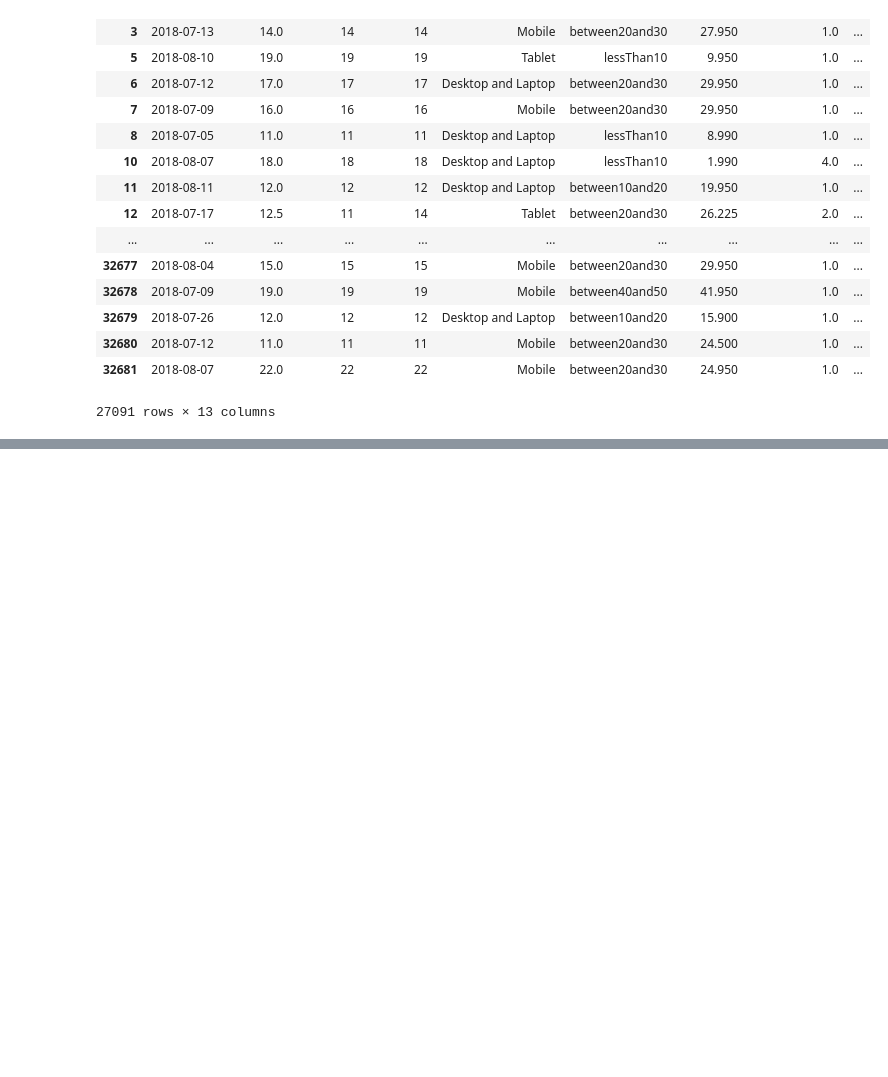
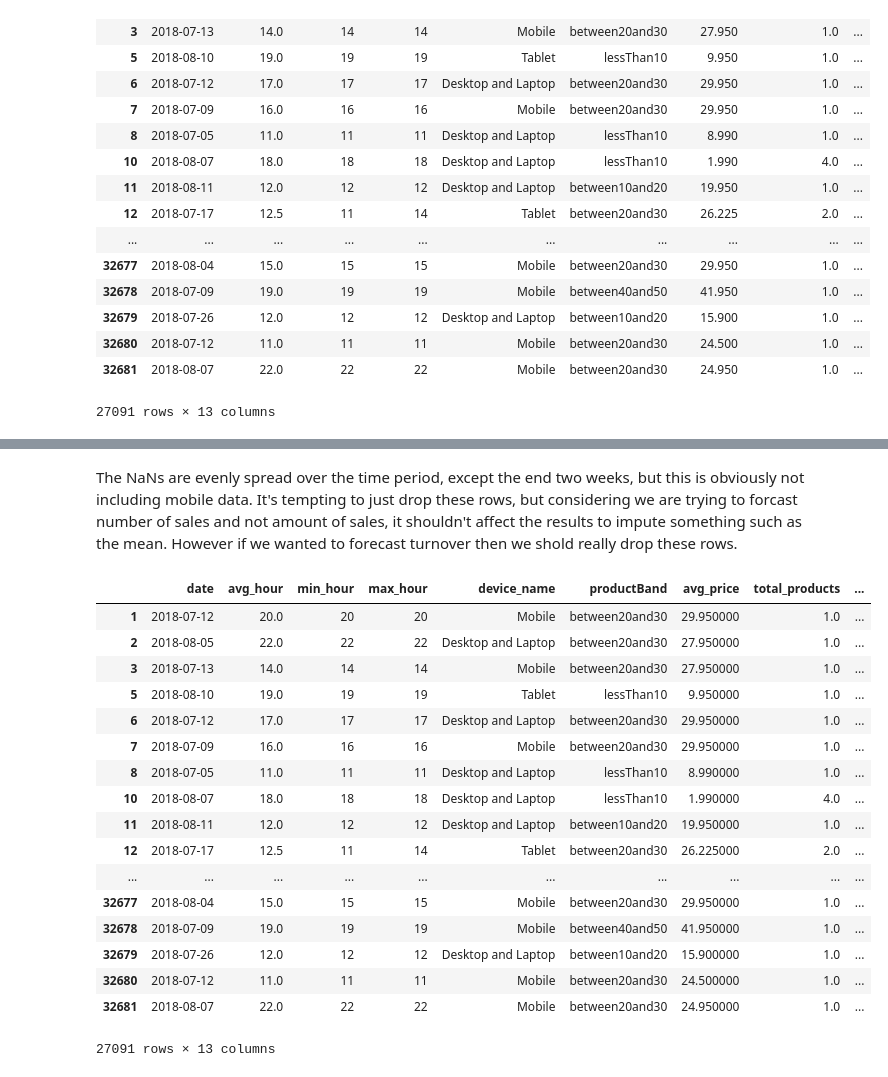
Before and after one commit to JoekingCooper/btakehometask, a Jupyter notebook: notebooks/Imputing_Nans.ipynb, the cells around one changed output, grey strips where cells are left out. Cells and saved outputs as stored; diff of their text form; code cells hidden in the pictures; blank space fills up the shorter version.

```diff
--- a/notebooks/Imputing_Nans.ipynb
+++ b/notebooks/Imputing_Nans.ipynb
@@ -109,0 +191,2 @@ df_e
+# %%
+df_ap_noNaNs=df[np.isfinite(df['avg_price'])]
@@ -109,0 +214,29 @@ df_e
+# %% [markdown]
+The NaNs are evenly spread over the time period, except the end two weeks, but this is obviously not including mobile data. It's tempting to just drop these rows, but considering we are trying to forcast number of sales and not amount of sales, it shouldn't affect the results to impute something such as the mean. However if we wanted to forecast turnover then we shold really drop these rows.
+# %%
+def impute_ap(row):
+    if pd.notnull(row['avg_price'])==False:
+        return df_ap_noNaNs['avg_price'].mean()
+    else:
+        return row['avg_price']
+df_e['avg_price']=df.apply(lambda row: impute_ap(row),axis=1)
+df_e
+# %% [output]
+|  | date | avg_hour | min_hour | max_hour | device_name | productBand | avg_price | total_products | ... |
+| 1 | 2018-07-12 | 20.0 | 20 | 20 | Mobile | between20and30 | 29.950000 | 1.0 | ... |
+| 2 | 2018-08-05 | 22.0 | 22 | 22 | Desktop and Laptop | between20and30 | 27.950000 | 1.0 | ... |
+| 3 | 2018-07-13 | 14.0 | 14 | 14 | Mobile | between20and30 | 27.950000 | 1.0 | ... |
+| 5 | 2018-08-10 | 19.0 | 19 | 19 | Tablet | lessThan10 | 9.950000 | 1.0 | ... |
+| 6 | 2018-07-12 | 17.0 | 17 | 17 | Desktop and Laptop | between20and30 | 29.950000 | 1.0 | ... |
+| 7 | 2018-07-09 | 16.0 | 16 | 16 | Mobile | between20and30 | 29.950000 | 1.0 | ... |
+| 8 | 2018-07-05 | 11.0 | 11 | 11 | Desktop and Laptop | lessThan10 | 8.990000 | 1.0 | ... |
+| 10 | 2018-08-07 | 18.0 | 18 | 18 | Desktop and Laptop | lessThan10 | 1.990000 | 4.0 | ... |
+| 11 | 2018-08-11 | 12.0 | 12 | 12 | Desktop and Laptop | between10and20 | 19.950000 | 1.0 | ... |
+| 12 | 2018-07-17 | 12.5 | 11 | 14 | Tablet | between20and30 | 26.225000 | 2.0 | ... |
+| ... | ... | ... | ... | ... | ... | ... | ... | ... | ... |
+| 32677 | 2018-08-04 | 15.0 | 15 | 15 | Mobile | between20and30 | 29.950000 | 1.0 | ... |
+| 32678 | 2018-07-09 | 19.0 | 19 | 19 | Mobile | between40and50 | 41.950000 | 1.0 | ... |
+| 32679 | 2018-07-26 | 12.0 | 12 | 12 | Desktop and Laptop | between10and20 | 15.900000 | 1.0 | ... |
+| 32680 | 2018-07-12 | 11.0 | 11 | 11 | Mobile | between20and30 | 24.500000 | 1.0 | ... |
+| 32681 | 2018-08-07 | 22.0 | 22 | 22 | Mobile | between20and30 | 24.950000 | 1.0 | ... |
+27091 rows × 13 columns
```
Also changed, not shown: parts of 18 cells of this notebook.
